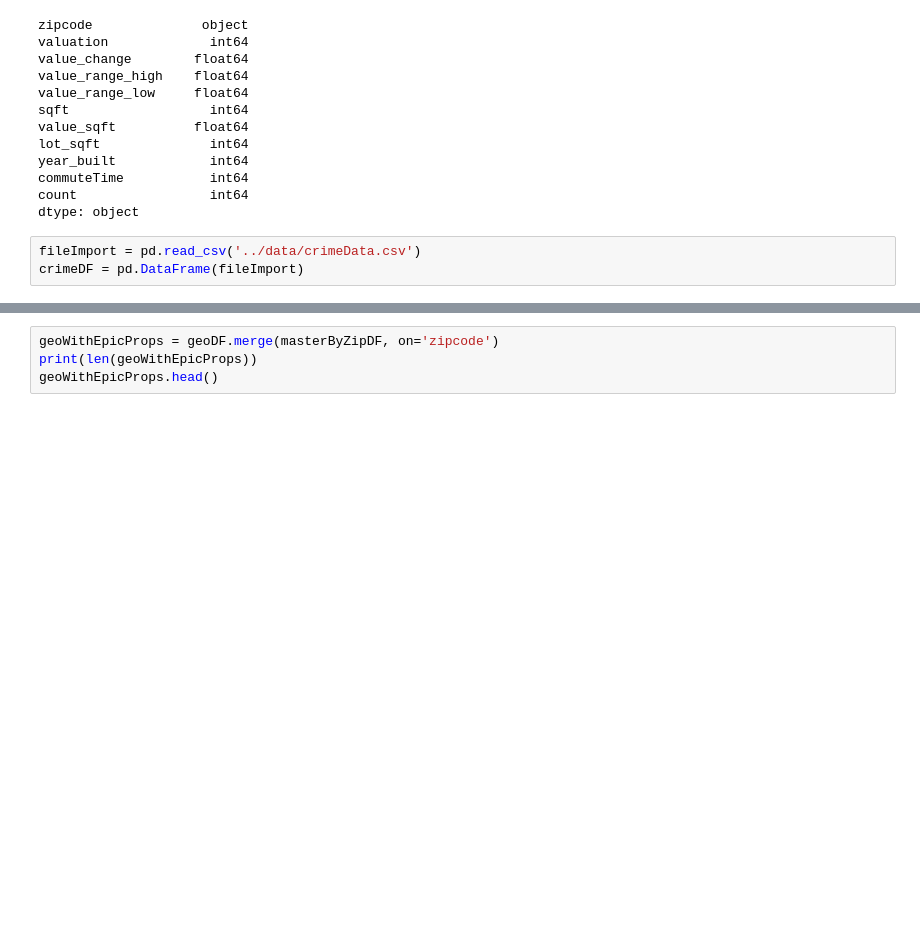
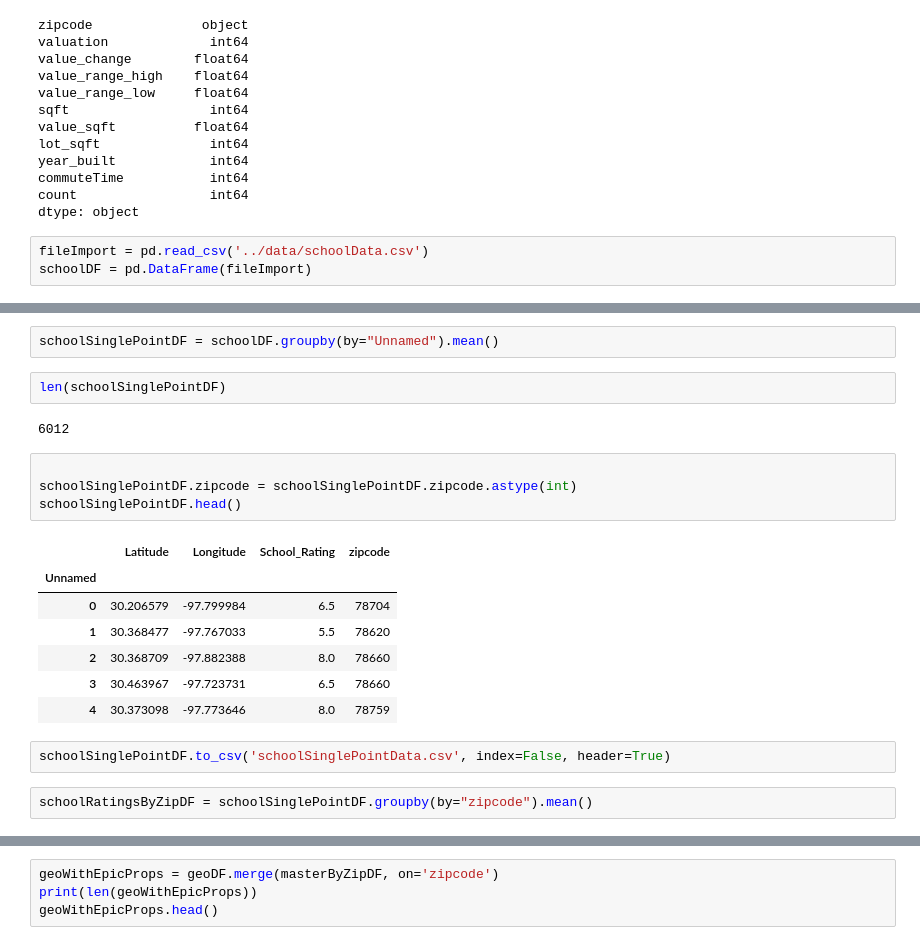
Before and after one commit to vlarie/EPIC_team5_Project2, a Jupyter notebook: jupyter notebooks/tGeoAndData.ipynb, the cells around one changed output, grey strips where cells are left out. Cells and saved outputs as stored; diff of their text form; blank space fills up the shorter version.

```diff
--- a/jupyter notebooks/tGeoAndData.ipynb
+++ b/jupyter notebooks/tGeoAndData.ipynb
@@ -128,5 +116,5 @@ commuteTime           int64
 count                 int64
 dtype: object
 # %%
-fileImport = pd.read_csv('../data/crimeData.csv')
-crimeDF = pd.DataFrame(fileImport)
+fileImport = pd.read_csv('../data/schoolData.csv')
+schoolDF = pd.DataFrame(fileImport)
@@ -141,0 +132,22 @@ crimeDF.head()
+# %%
+schoolSinglePointDF = schoolDF.groupby(by="Unnamed").mean()
+# %%
+len(schoolSinglePointDF)
+# %% [output]
+6012
+# %%
+
+schoolSinglePointDF.zipcode = schoolSinglePointDF.zipcode.astype(int)
+schoolSinglePointDF.head()
+# %% [output]
+|  | Latitude | Longitude | School_Rating | zipcode |
+| Unnamed |  |  |  |  |
+| 0 | 30.206579 | -97.799984 | 6.5 | 78704 |
+| 1 | 30.368477 | -97.767033 | 5.5 | 78620 |
+| 2 | 30.368709 | -97.882388 | 8.0 | 78660 |
+| 3 | 30.463967 | -97.723731 | 6.5 | 78660 |
+| 4 | 30.373098 | -97.773646 | 8.0 | 78759 |
+# %%
+schoolSinglePointDF.to_csv('schoolSinglePointData.csv', index=False, header=True)
+# %%
+schoolRatingsByZipDF = schoolSinglePointDF.groupby(by="zipcode").mean()
```
Also changed, not shown: parts of 10 cells of this notebook, 2 other files.
